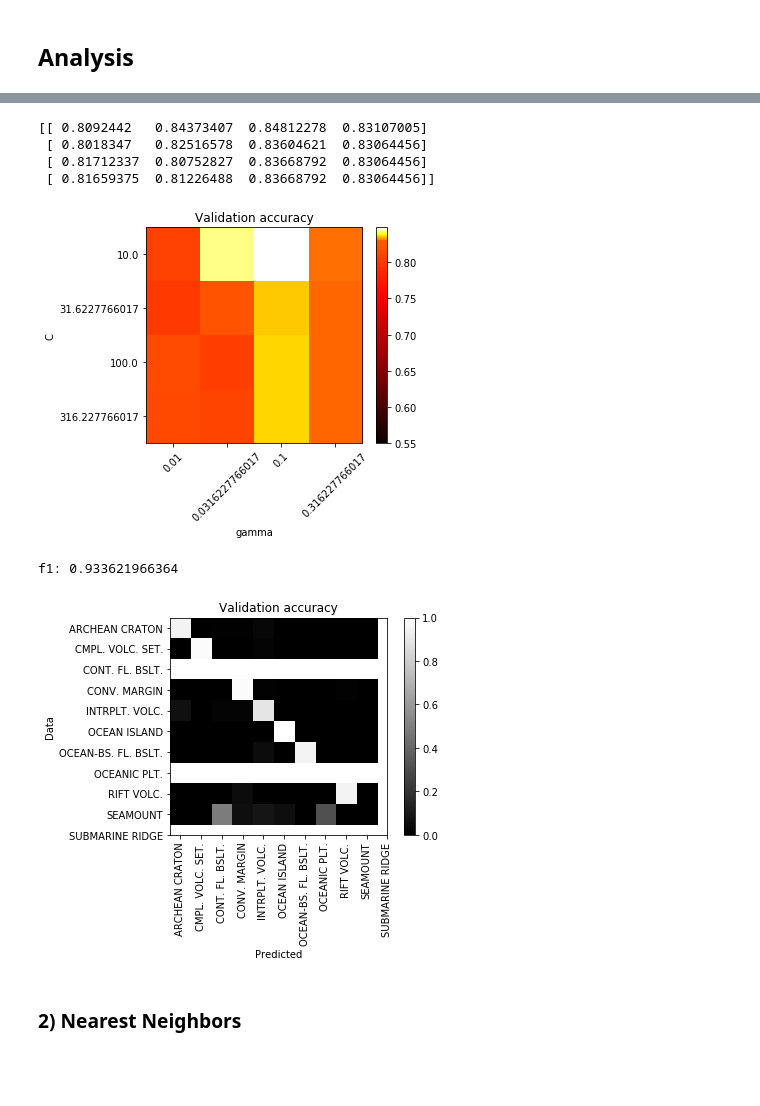
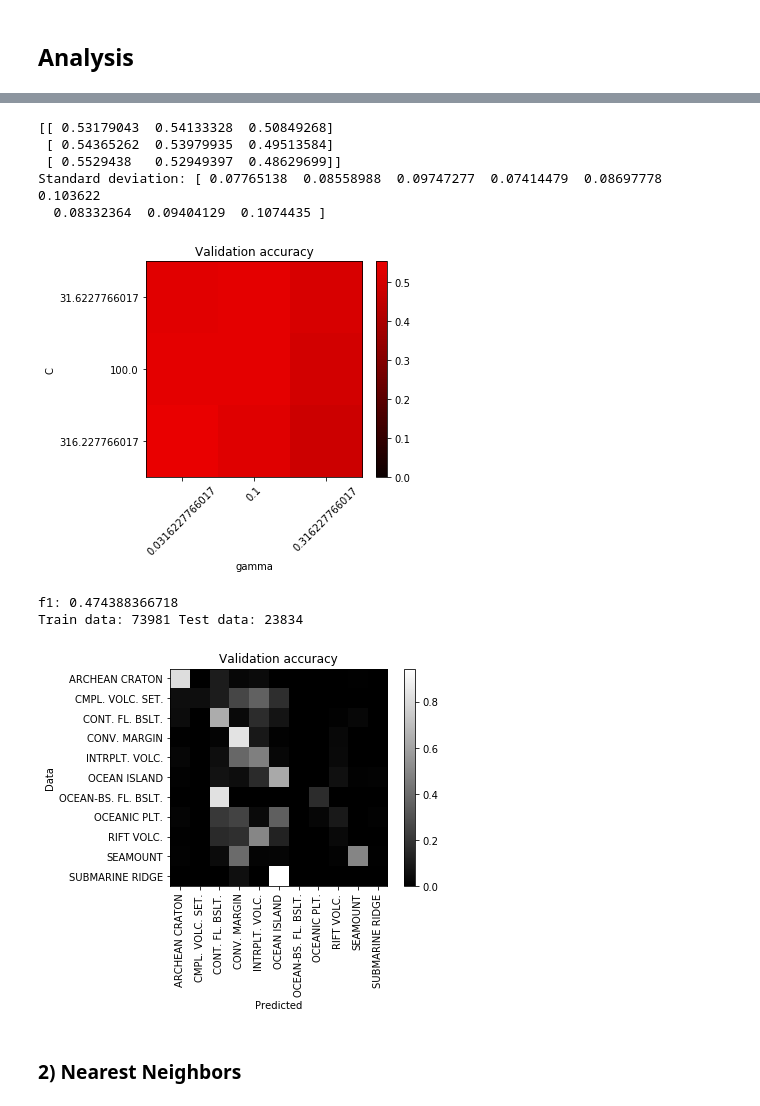
Before and after one commit to groupeLIAMG/Georoc_Geochem_Project, a Jupyter notebook: Concatenate Georoc database.ipynb, the cells around one changed output, grey strips where cells are left out. Saved outputs shown, nothing was run; the diff lists cells and outputs as text; code cells hidden in the pictures; blank space fills up the shorter version.

Commit message:
Corrected file selection
Results: Training on 2 separated file folds, with a diminished number of
features (44)

```diff
--- a/Concatenate Georoc database.ipynb
+++ b/Concatenate Georoc database.ipynb
@@ -380,14 +362,30 @@ generator = file_split_gen(groups, n_out=42, n_splits=3)
+# %%
+# (...)
+
+# file = filtered_file.iloc[:, 0].to_frame().join(filtered_file.iloc[:, 29:-1])
+generator = file_split_gen(filtered_file['FILENAME'], n_out=63, n_splits=3, seed=42)
 # %%
 # (...)
 
 train_ind, test_ind = next(generator)
-
 X = filtered_file.iloc[:, 29:-1]
 y = filtered_file['TECTONIC SETTING']
 
-X_train, X_test, y_train, y_test = X.iloc[train_ind], X.iloc[test_ind], y.iloc[train_ind], y.iloc[test_ind]
+X_train, X_test = X.iloc[train_ind].reset_index(), X.iloc[test_ind].reset_index()
+y_train, y_test = y.iloc[train_ind].reset_index(drop=True), y.iloc[test_ind].reset_index(drop=True)
+filenames = filtered_file['FILENAME'].iloc[train_ind].reset_index(drop=True)
+
+# cv = file_split_gen(filenames, n_out=20, n_splits=2, seed=43)
+# train_ind, test_ind = next(cv)
+# X = filtered_file.iloc[:, 29:-1]
+# y = filtered_file['TECTONIC SETTING']
+# X_train, X_test = X.iloc[train_ind], X.iloc[test_ind]
+# y_train, y_test = y.iloc[train_ind], y.iloc[test_ind]
+# filenames = filtered_file['FILENAME'].iloc[train_ind]
+# print(len(filenames), X_train.shape[0])
 
 count_ = y_test.value_counts()
 print(count_)
 print(len(count_), 'settings out of 11.')
+print("Test data:", y_test.shape[0], "Out of:", filtered_file.shape[0])
 # %% [output]
@@ -395,8 +406,8 @@ StopIteration:
 # %%
 # Initialization.
 
-C_range = 10.0 ** (np.arange(2, 6) / 2)
-gamma_range= 10.0 ** (np.arange(-4, 0) / 2)
+C_range = 10.0 ** (np.arange(3, 6) / 2)
+gamma_range= 10.0 ** (np.arange(-3, 0) / 2)
 param_grid = dict(svc__C=C_range, svc__gamma=gamma_range)
 SVM = make_pipeline(StandardScaler(), SVC(cache_size=2000))
 f1_scorer = make_scorer(f1_score, average='weighted')
@@ -406,12 +417,14 @@ f1_scorer = make_scorer(f1_score, average='weighted')
 start = datetime.datetime.now()
 print("Start time :", start)
 
-grid = GridSearchCV(SVM, param_grid, cv=2, scoring=f1_scorer, n_jobs=-1, verbose=2)
+# grid = GridSearchCV(SVM, param_grid, cv=2, scoring=f1_scorer, n_jobs=-1, verbose=2)
+cv = file_split_gen(filenames, n_out=20, n_splits=2, seed=43)
+grid = GridSearchCV(SVM, param_grid, cv=cv, scoring=f1_scorer, n_jobs=-1, verbose=2)
 clf = grid.fit(X_train, y_train)
 
 end = datetime.datetime.now()
-print("Start time :", end)
-print("Time elapsed :", end - start, '\n')
+print("Start time:", end)
+print("Time elapsed:", end - start, '\n')
 
 print("Best parameters set found on development set:")
 print(clf.cv_results_['params'][clf.best_index_])
@@ -422,36 +436,38 @@ Fitting 2 folds for each of 16 candidates, totalling 32 fits
 # %%
 # Visualizing score per combination.
 
 from matplotlib.colors import Normalize
 
 class MidpointNormalize(Normalize):
     def __init__(self, vmin=None, vmax=None, midpoint=None, clip=False):
         self.midpoint = midpoint
         Normalize.__init__(self, vmin, vmax, clip)
 
     def __call__(self, value, clip=None):
         x, y = [self.vmin, self.midpoint, self.vmax], [0, 0.5, 1]
         return np.ma.masked_array(np.interp(value, x, y))
 
 scores = clf.cv_results_['mean_test_score'].reshape((len(C_range), len(gamma_range)))
 print(scores)
+print("Standard deviation:", clf.cv_results_['std_test_score'])
 
 plt.figure(figsize=(8, 6))
 plt.subplots_adjust(left=0.3, right=0.8, bottom=0.3, top=0.8)
-plt.imshow(scores, interpolation='nearest', cmap=plt.cm.hot, norm=MidpointNormalize(vmin=0.55, midpoint=0.83))
+plt.imshow(scores, interpolation='nearest', cmap=plt.cm.hot, norm=MidpointNormalize(vmin=0, midpoint=0.83))
 plt.xlabel('gamma')
 plt.ylabel('C')
 plt.colorbar()
 plt.xticks(np.arange(len(gamma_range)), gamma_range, rotation=45)
 plt.yticks(np.arange(len(C_range)), C_range)
 plt.title('Validation accuracy')
 plt.show()
 # %% [output]
-[[ 0.8092442   0.84373407  0.84812278  0.83107005]
- [ 0.8018347   0.82516578  0.83604621  0.83064456]
- [ 0.81712337  0.80752827  0.83668792  0.83064456]
- [ 0.81659375  0.81226488  0.83668792  0.83064456]]
+[[ 0.53179043  0.54133328  0.50849268]
+ [ 0.54365262  0.53979935  0.49513584]
+ [ 0.5529438   0.52949397  0.48629699]]
+Standard deviation: [ 0.07765138  0.08558988  0.09747277  0.07414479  0.08697778  0.103622
+  0.08332364  0.09404129  0.1074435 ]
-[figure, old version]
+[figure, new version]
 # %%
 # Selecting the best parameters and estimating success scores on test data.
 
@@ -465,12 +481,12 @@ SVM = make_pipeline(StandardScaler(), SVC(C=best_C, gamma=best_gamma, cache_size
 SVM.fit(X_train, y_train)
 y_pred = SVM.predict(X_test)
 # %%
-# Analysis
+# Analysis.
 
 f1 = f1_score(y_test, y_pred, average='weighted')
 
 conf = confusion_matrix(y_test, y_pred)
-conf = conf.astype('float') / conf.sum(axis=1)[:, np.newaxis]  # Normalize
+conf = conf.astype('float') / conf.sum(axis=1)[:, np.newaxis]  # Normalizes
 plt.imshow(conf, interpolation='nearest', cmap=plt.cm.gray)
 plt.xlabel('Predicted')
 plt.ylabel('Data')
@@ -492,9 +508,11 @@ plt.yticks(range_, labels)
 plt.title('Validation accuracy')
 
 print('f1:', str(f1))
+print('Train data:', y_train.shape[0], 'Test data:', y_test.shape[0])
 plt.show()
 # %% [output]
-f1: 0.933621966364
+f1: 0.474388366718
+Train data: 73981 Test data: 23834
-[figure, old version]
+[figure, new version]
 # %% [markdown]
 ### 2) Nearest Neighbors
```
Also changed, not shown: parts of 15 cells of this notebook.
